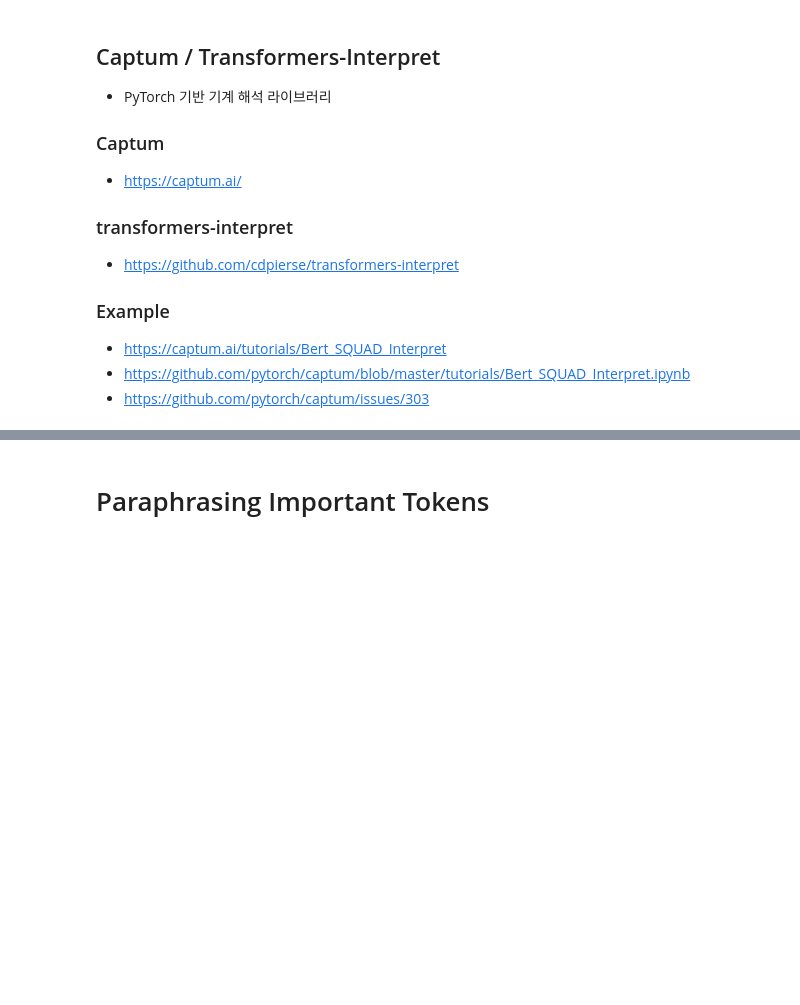
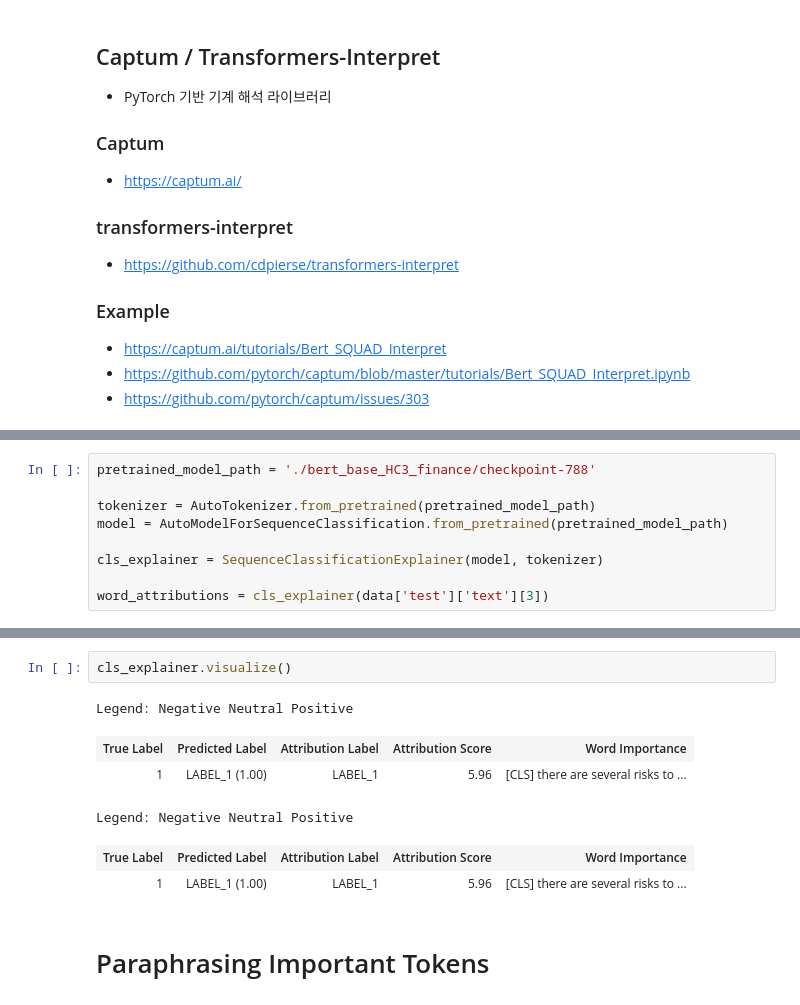
Before and after one commit to dlehdgml1031/NLP-Term-Porject, a Jupyter notebook: main.ipynb, the cells around one changed output, grey strips where cells are left out. Drawn from its saved outputs; the diff is of its cells as text; blank space fills up the shorter version.

Commit message:
add train model

```diff
--- a/main.ipynb
+++ b/main.ipynb
@@ -271,0 +252,9 @@ def test_model(
+# %%
+pretrained_model_path = './bert_base_HC3_finance/checkpoint-788'
+
+tokenizer = AutoTokenizer.from_pretrained(pretrained_model_path)
+model = AutoModelForSequenceClassification.from_pretrained(pretrained_model_path)
+
+cls_explainer = SequenceClassificationExplainer(model, tokenizer)
+
+word_attributions = cls_explainer(data['test']['text'][3])
@@ -272,3 +281,12 @@ def test_model(
+# %%
+cls_explainer.visualize()
+# %% [output]
+Legend: Negative Neutral Positive
+| True Label | Predicted Label | Attribution Label | Attribution Score | Word Importance |
+| 1 | LABEL_1 (1.00) | LABEL_1 | 5.96 | [CLS] there are several risks to ... |
+Legend: Negative Neutral Positive
+| True Label | Predicted Label | Attribution Label | Attribution Score | Word Importance |
+| 1 | LABEL_1 (1.00) | LABEL_1 | 5.96 | [CLS] there are several risks to ... |
 # %% [markdown]
 # Paraphrasing Important Tokens
 # %%
```
Also changed, not shown: parts of 9 cells of this notebook.
